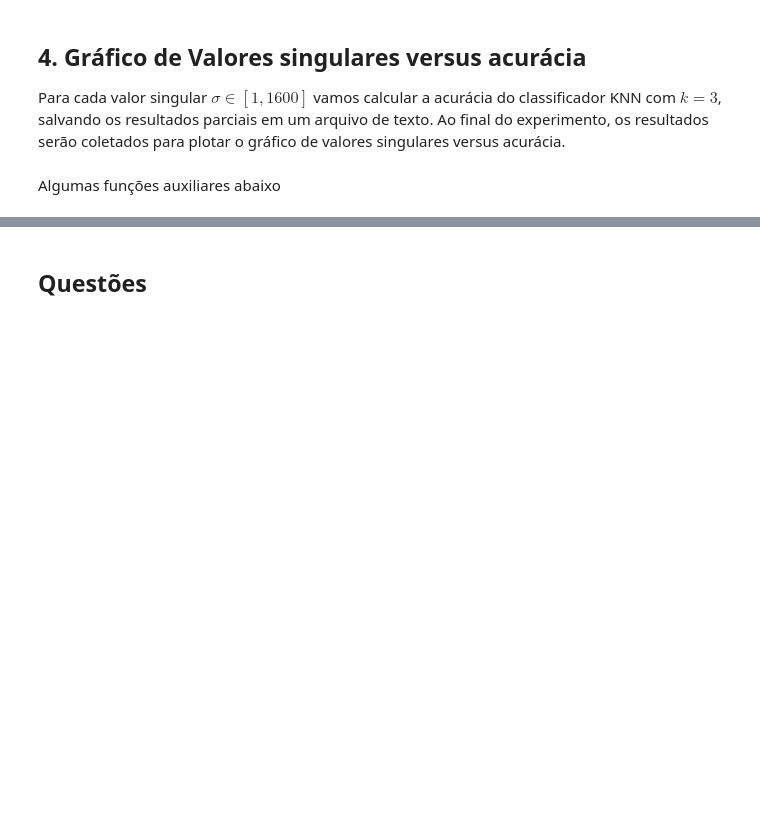
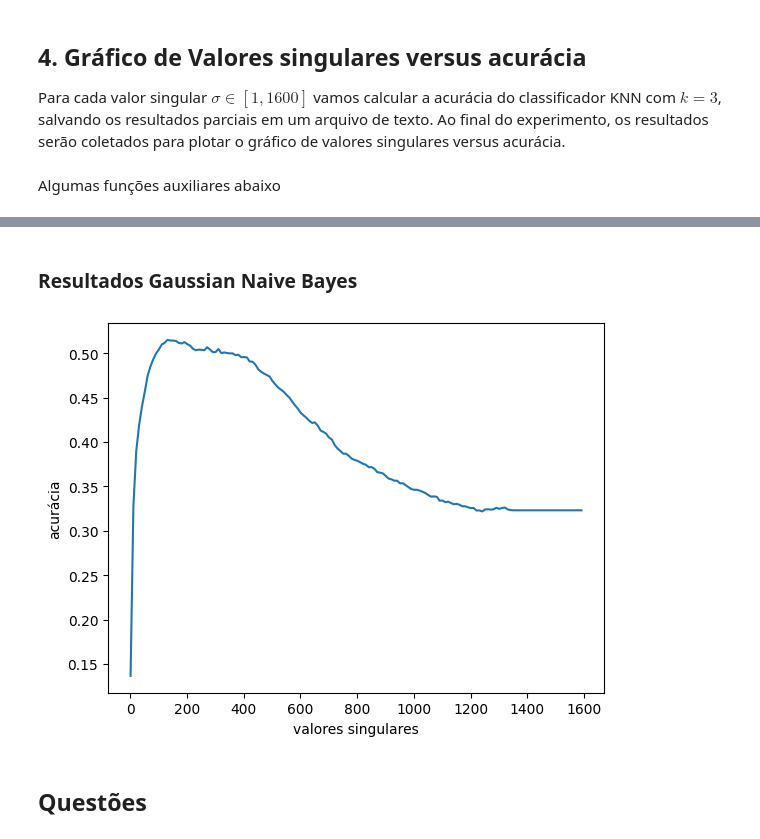
Before and after one commit to GabrielLins64/fad-trabalho-2, a Jupyter notebook: fad-gabriel_lins.ipynb, the cells around one changed output, grey strips where cells are left out. Cells and saved outputs as stored; diff of their text form; code cells hidden in the pictures; blank space fills up the shorter version.

```diff
--- a/fad-gabriel_lins.ipynb
+++ b/fad-gabriel_lins.ipynb
@@ -378,3 +396,15 @@ plt.show()
+# %% [markdown]
+### Resultados Gaussian Naive Bayes
+# %%
+results_df = pd.read_csv(f'gnb_{RESULTS_PATH}')
+k = results_df['k']
+accuracy = results_df['accuracy']
+plt.plot(k, accuracy)
+plt.xlabel('valores singulares')
+plt.ylabel('acurácia')
+plt.show()
+# %% [output]
+[figure, added]
 # %% [markdown]
 ## Questões
 # %% [markdown]
```
Also changed, not shown: parts of 15 cells of this notebook, 3 other files.
